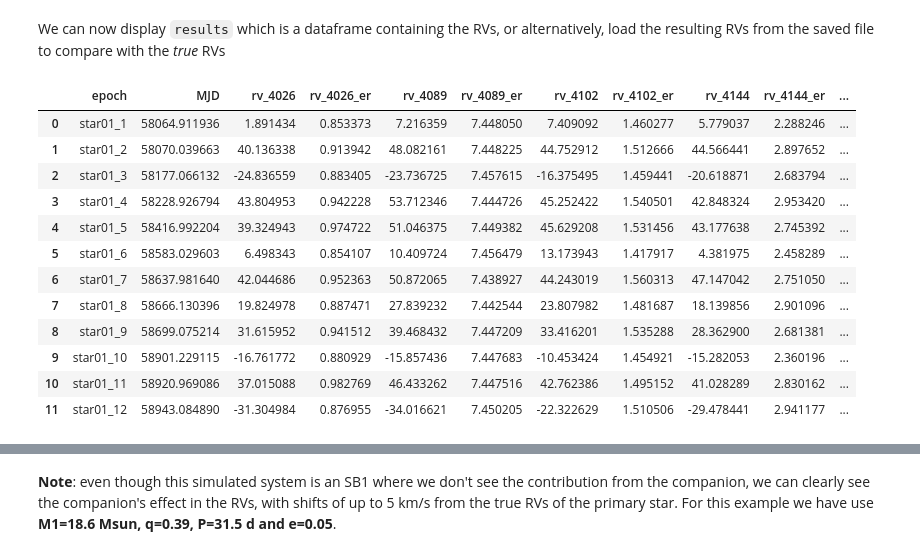
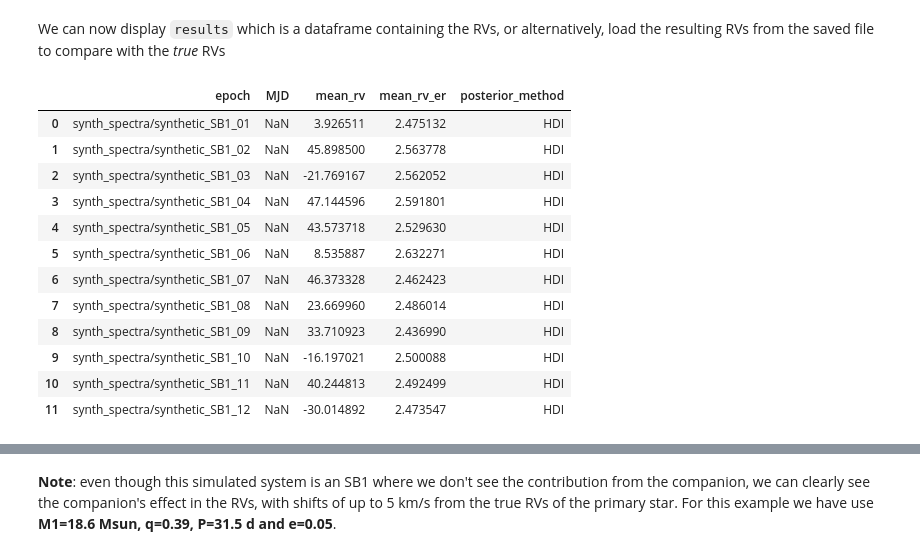
Before and after one commit to jvillasr/MINATO, a Jupyter notebook: minato/tutorials/ravel_tutorial/ravel_SB1_rvs.ipynb, the cells around one changed output, grey strips where cells are left out. Drawn from its saved outputs; the diff is of its cells as text; code cells hidden in the pictures.

```diff
--- a/minato/tutorials/ravel_tutorial/ravel_SB1_rvs.ipynb
+++ b/minato/tutorials/ravel_tutorial/ravel_SB1_rvs.ipynb
@@ -38,10 +39,10 @@ importlib.reload(ravel)
 
 Replace `fits_file` and `instrument` with your data path and instrument tag.
 # %%
-data_path = 'ravel_tutorial/synth_spectra/'
+data_path = 'synth_spectra/SB1/'
 spec_files = sorted(glob(data_path+'*SB1*'))
 # spec_files = [x.replace(data_path, '') for x in spec_files]
-results_path = 'ravel_tutorial/SB1/'
+results_path = 'SB1/'
 # Read wavelength and flux
 # wave, flux = read_fits(fits_file)
 
@@ -169,22 +162,23 @@ Weighted mean RV of the 12 epochs:
 # %% [markdown]
 We can now display `results` which is a dataframe containing the RVs, or alternatively, load the resulting RVs from the saved file to compare with the *true* RVs
 # %%
-rvs = pd.read_csv(star_path+'RVs1.txt', sep='\s+')
+# rvs = pd.read_csv(star_path+'RVs1.txt', sep='\s+')
+rvs = pd.read_csv(star_path+'fit_values.csv')
 rvs
 # %% [output]
-|  | epoch | MJD | rv_4026 | rv_4026_er | rv_4089 | rv_4089_er | rv_4102 | rv_4102_er | rv_4144 | rv_4144_er | ... |
-| 0 | star01_1 | 58064.911936 | 1.891434 | 0.853373 | 7.216359 | 7.448050 | 7.409092 | 1.460277 | 5.779037 | 2.288246 | ... |
-| 1 | star01_2 | 58070.039663 | 40.136338 | 0.913942 | 48.082161 | 7.448225 | 44.752912 | 1.512666 | 44.566441 | 2.897652 | ... |
-| 2 | star01_3 | 58177.066132 | -24.836559 | 0.883405 | -23.736725 | 7.457615 | -16.375495 | 1.459441 | -20.618871 | 2.683794 | ... |
-| 3 | star01_4 | 58228.926794 | 43.804953 | 0.942228 | 53.712346 | 7.444726 | 45.252422 | 1.540501 | 42.848324 | 2.953420 | ... |
-| 4 | star01_5 | 58416.992204 | 39.324943 | 0.974722 | 51.046375 | 7.449382 | 45.629208 | 1.531456 | 43.177638 | 2.745392 | ... |
-| 5 | star01_6 | 58583.029603 | 6.498343 | 0.854107 | 10.409724 | 7.456479 | 13.173943 | 1.417917 | 4.381975 | 2.458289 | ... |
-| 6 | star01_7 | 58637.981640 | 42.044686 | 0.952363 | 50.872065 | 7.438927 | 44.243019 | 1.560313 | 47.147042 | 2.751050 | ... |
-| 7 | star01_8 | 58666.130396 | 19.824978 | 0.887471 | 27.839232 | 7.442544 | 23.807982 | 1.481687 | 18.139856 | 2.901096 | ... |
-| 8 | star01_9 | 58699.075214 | 31.615952 | 0.941512 | 39.468432 | 7.447209 | 33.416201 | 1.535288 | 28.362900 | 2.681381 | ... |
-| 9 | star01_10 | 58901.229115 | -16.761772 | 0.880929 | -15.857436 | 7.447683 | -10.453424 | 1.454921 | -15.282053 | 2.360196 | ... |
-| 10 | star01_11 | 58920.969086 | 37.015088 | 0.982769 | 46.433262 | 7.447516 | 42.762386 | 1.495152 | 41.028289 | 2.830162 | ... |
-| 11 | star01_12 | 58943.084890 | -31.304984 | 0.876955 | -34.016621 | 7.450205 | -22.322629 | 1.510506 | -29.478441 | 2.941177 | ... |
+|  | epoch | MJD | mean_rv | mean_rv_er | posterior_method |
+| 0 | synth_spectra/synthetic_SB1_01 | NaN | 3.926511 | 2.475132 | HDI |
+| 1 | synth_spectra/synthetic_SB1_02 | NaN | 45.898500 | 2.563778 | HDI |
+| 2 | synth_spectra/synthetic_SB1_03 | NaN | -21.769167 | 2.562052 | HDI |
+| 3 | synth_spectra/synthetic_SB1_04 | NaN | 47.144596 | 2.591801 | HDI |
+| 4 | synth_spectra/synthetic_SB1_05 | NaN | 43.573718 | 2.529630 | HDI |
+| 5 | synth_spectra/synthetic_SB1_06 | NaN | 8.535887 | 2.632271 | HDI |
+| 6 | synth_spectra/synthetic_SB1_07 | NaN | 46.373328 | 2.462423 | HDI |
+| 7 | synth_spectra/synthetic_SB1_08 | NaN | 23.669960 | 2.486014 | HDI |
+| 8 | synth_spectra/synthetic_SB1_09 | NaN | 33.710923 | 2.436990 | HDI |
+| 9 | synth_spectra/synthetic_SB1_10 | NaN | -16.197021 | 2.500088 | HDI |
+| 10 | synth_spectra/synthetic_SB1_11 | NaN | 40.244813 | 2.492499 | HDI |
+| 11 | synth_spectra/synthetic_SB1_12 | NaN | -30.014892 | 2.473547 | HDI |
 # %%
 rvs_true = [  5.24133845,  47.8077272 , -27.27375349,  51.90167827,
          48.51521101,   9.63176316,  49.69269188,  26.89443541,
```
Also changed, not shown: parts of 9 cells of this notebook, 55 other files.
